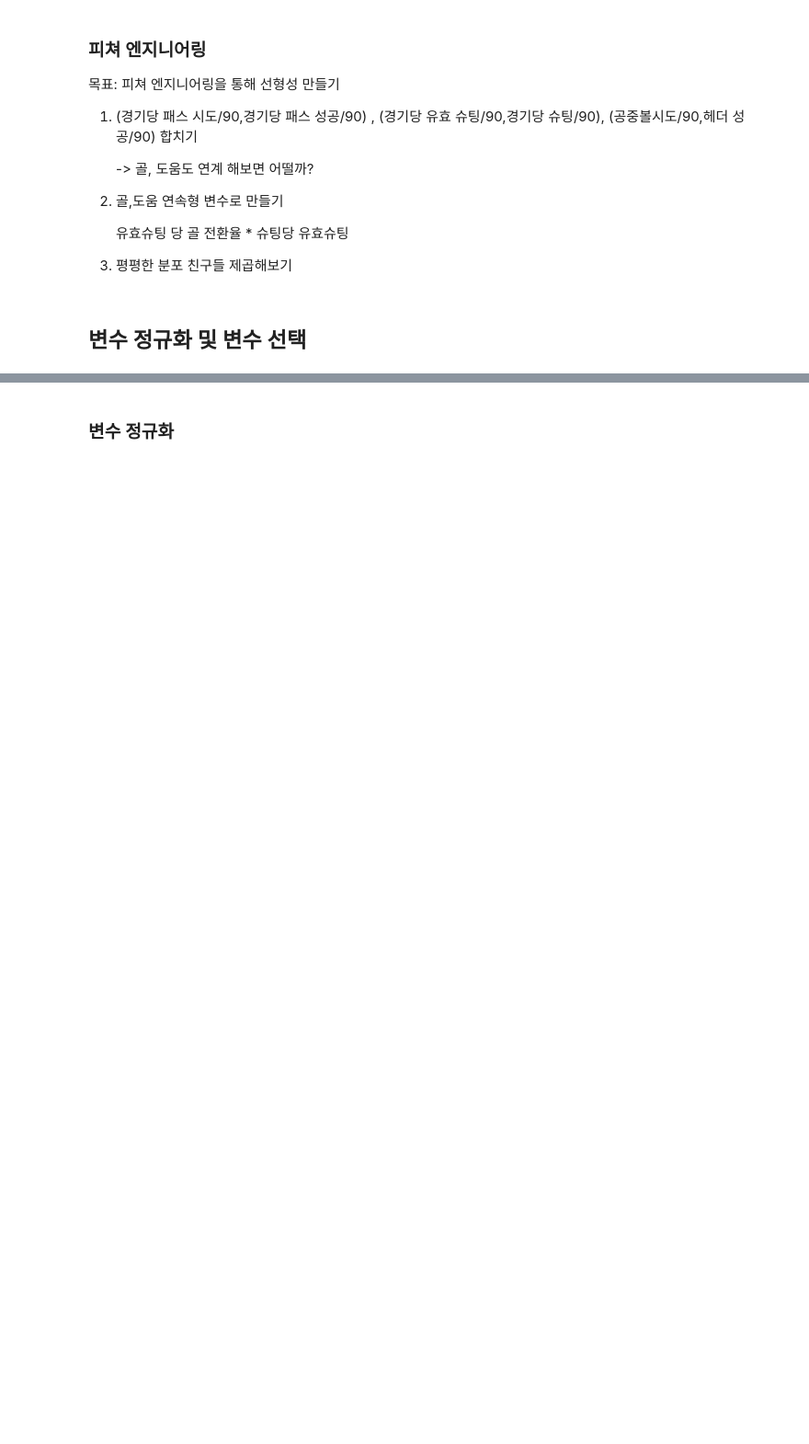
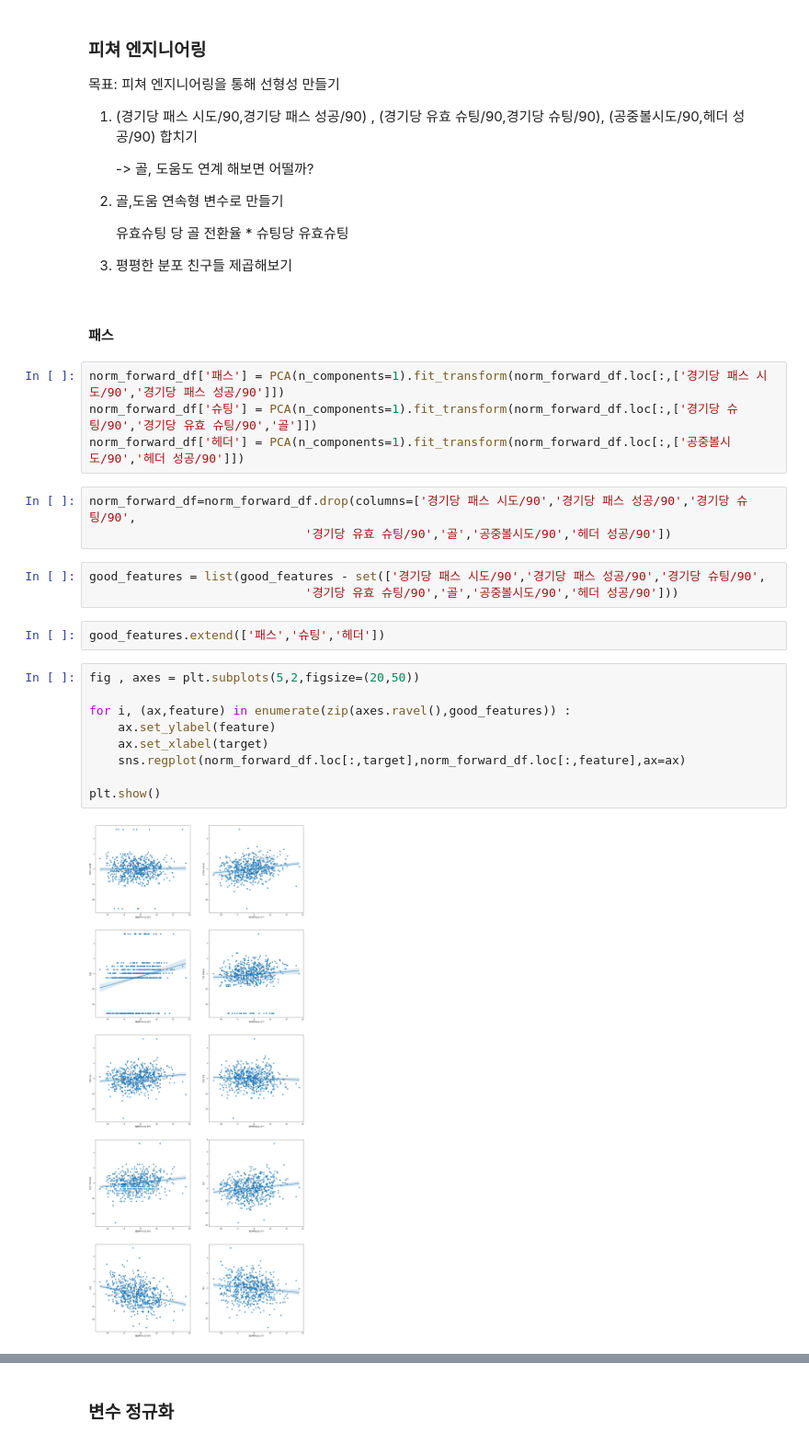
Before and after one commit to YongJaeJung/FM_DA_Project, a Jupyter notebook: 03.표준획득승점 선형회귀-tensorflow-공격수-피쳐엔지니어링_보강.ipynb, the cells around one changed output, grey strips where cells are left out. Shown at 92% size. Drawn from its saved outputs; the diff is of its cells as text; blank space fills up the shorter version.

```diff
--- a/03.표준획득승점 선형회귀-tensorflow-공격수-피쳐엔지니어링_보강.ipynb
+++ b/03.표준획득승점 선형회귀-tensorflow-공격수-피쳐엔지니어링_보강.ipynb
@@ -251,5 +275,28 @@ sorted(corr_dict_pair.items(),key=lambda x : np.abs(x[1][0]),reverse=True)
 
 
 3. 평평한 분포 친구들 제곱해보기
-# %% [markdown]
-## 변수 정규화 및 변수 선택
+# %% [markdown]
+#### 패스
+# %%
+norm_forward_df['패스'] = PCA(n_components=1).fit_transform(norm_forward_df.loc[:,['경기당 패스 시도/90','경기당 패스 성공/90']])
+norm_forward_df['슈팅'] = PCA(n_components=1).fit_transform(norm_forward_df.loc[:,['경기당 슈팅/90','경기당 유효 슈팅/90','골']])
+norm_forward_df['헤더'] = PCA(n_components=1).fit_transform(norm_forward_df.loc[:,['공중볼시도/90','헤더 성공/90']])
+# %%
+norm_forward_df=norm_forward_df.drop(columns=['경기당 패스 시도/90','경기당 패스 성공/90','경기당 슈팅/90',
+                              '경기당 유효 슈팅/90','골','공중볼시도/90','헤더 성공/90'])
+# %%
+good_features = list(good_features - set(['경기당 패스 시도/90','경기당 패스 성공/90','경기당 슈팅/90',
+                              '경기당 유효 슈팅/90','골','공중볼시도/90','헤더 성공/90']))
+# %%
+good_features.extend(['패스','슈팅','헤더'])
+# %%
+fig , axes = plt.subplots(5,2,figsize=(20,50))
+
+for i, (ax,feature) in enumerate(zip(axes.ravel(),good_features)) :
+    ax.set_ylabel(feature)
+    ax.set_xlabel(target)
+    sns.regplot(norm_forward_df.loc[:,target],norm_forward_df.loc[:,feature],ax=ax)
+
+plt.show()
+# %% [output]
+[figure, added]
```
Also changed, not shown: parts of 27 cells of this notebook, 2 other files.
